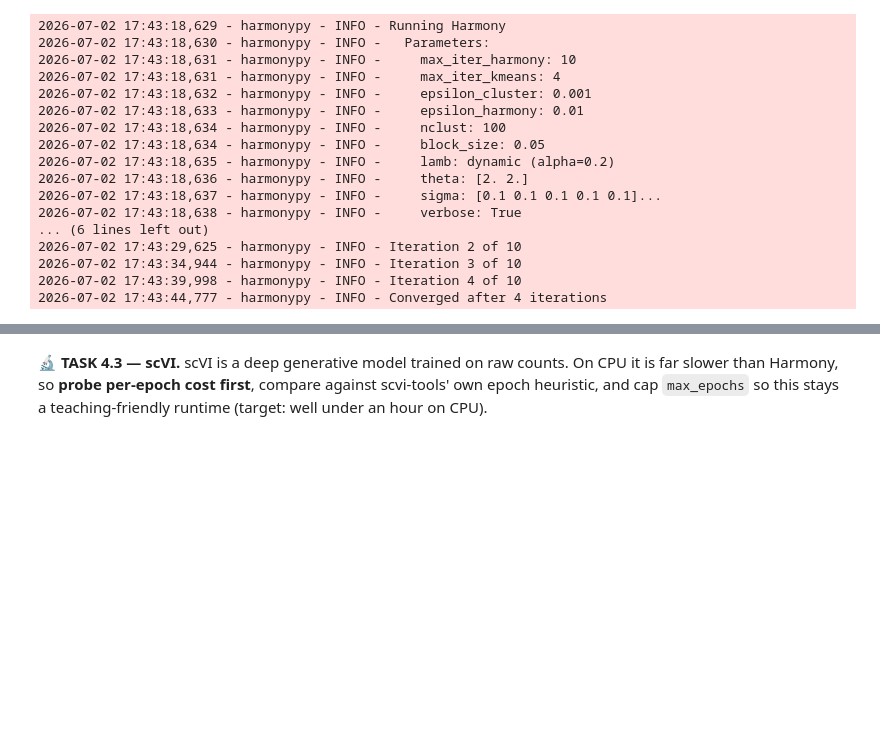
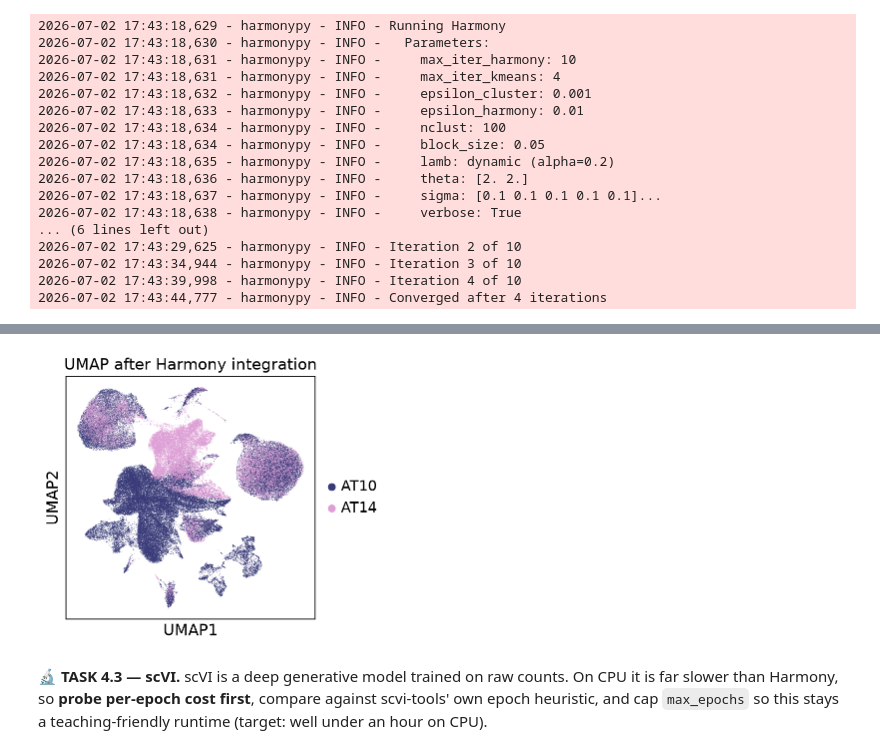
Before and after one commit to anaellle/gbm-space-c10, a Jupyter notebook: notebooks/level1/01_Anaelle.ipynb, the cells around one changed output, grey strips where cells are left out. Cells and saved outputs as stored; diff of their text form; code cells hidden in the pictures; blank space fills up the shorter version.

```diff
--- a/notebooks/level1/01_Anaelle.ipynb
+++ b/notebooks/level1/01_Anaelle.ipynb
@@ -571,3 +631,7 @@ adata.write_h5ad("/shared/home/tp185006/gbm-space-c10/notebooks/level1/filtered_
+# %%
+sc.pl.umap(adata, color='donor_id', palette="tab20b", title='UMAP after Harmony integration')
+# %% [output]
+[figure, added]
 # %% [markdown]
 🔬 **TASK 4.3 — scVI.** scVI is a deep generative model trained on raw counts. On CPU it is far slower than Harmony, so **probe per-epoch cost first**, compare against scvi-tools' own epoch heuristic, and cap `max_epochs` so this stays a teaching-friendly runtime (target: well under an hour on CPU).
 # %%
```
Also changed, not shown: parts of 11 cells of this notebook.
